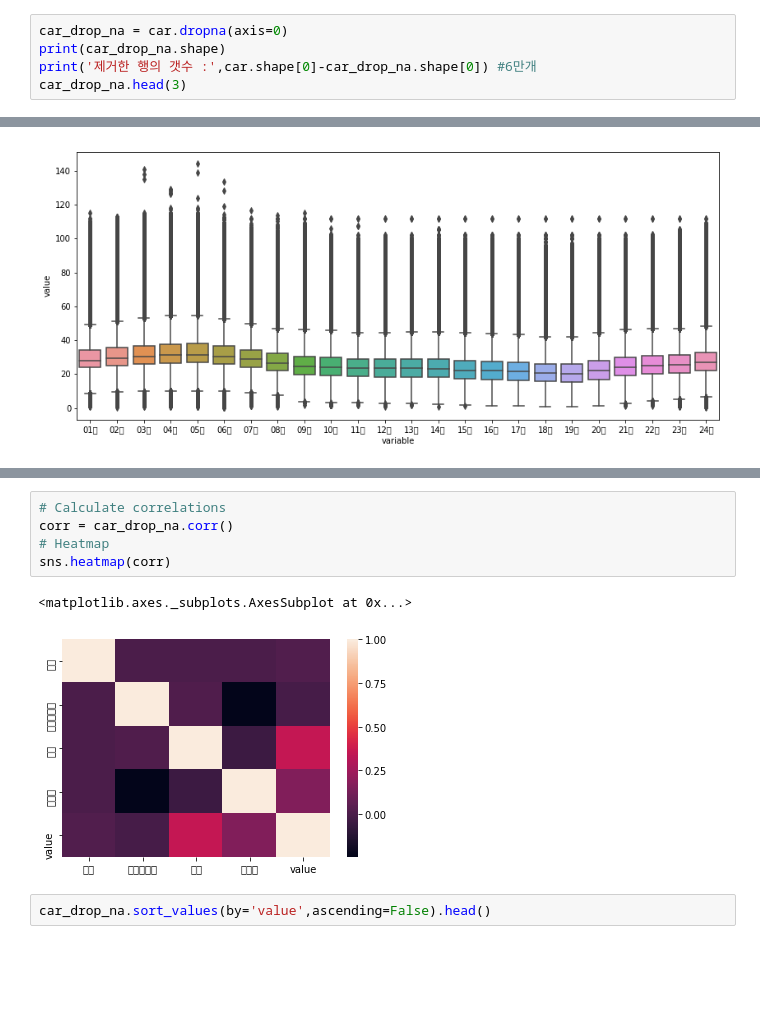
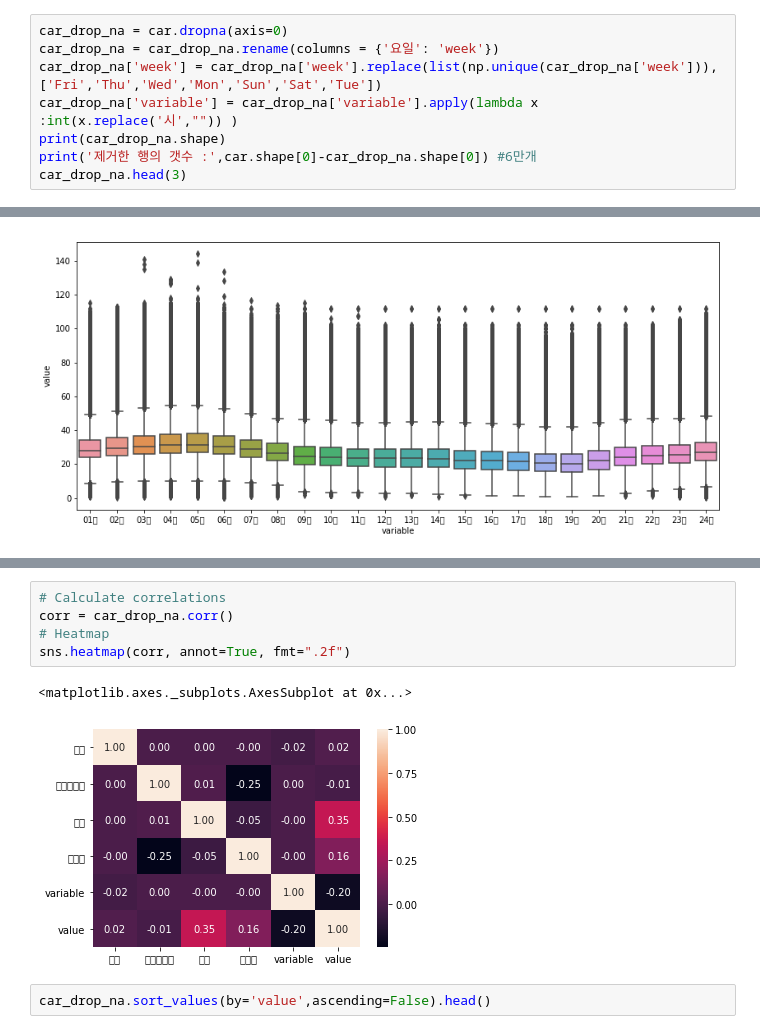
Before and after one commit to miniii222/Datamining_project, a Jupyter notebook: traffic/EDA.ipynb, the cells around one changed output, grey strips where cells are left out. Cells and saved outputs as stored; diff of their text form; blank space fills up the shorter version.

```diff
--- a/traffic/EDA.ipynb
+++ b/traffic/EDA.ipynb
@@ -64,5 +74,8 @@ dtype: int64
 # %%
 car_drop_na = car.dropna(axis=0)
+car_drop_na = car_drop_na.rename(columns = {'요일': 'week'})
+car_drop_na['week'] = car_drop_na['week'].replace(list(np.unique(car_drop_na['week'])),['Fri','Thu','Wed','Mon','Sun','Sat','Tue'])
+car_drop_na['variable'] = car_drop_na['variable'].apply(lambda x :int(x.replace('시',"")) )
 print(car_drop_na.shape)
 print('제거한 행의 갯수 :',car.shape[0]-car_drop_na.shape[0]) #6만개
 car_drop_na.head(3)
@@ -114,11 +206,11 @@ sns.FacetGrid(att, col="subject", col_wrap=5, height=1.5)
 # %%
 # Calculate correlations
 corr = car_drop_na.corr()
 # Heatmap
-sns.heatmap(corr)
+sns.heatmap(corr, annot=True, fmt=".2f")
 # %% [output]
 <matplotlib.axes._subplots.AxesSubplot at 0x...>
-[figure, old version]
+[figure, new version]
 # %%
 car_drop_na.sort_values(by='value',ascending=False).head()
 # %% [output]
```
Also changed, not shown: parts of 18 cells of this notebook.
